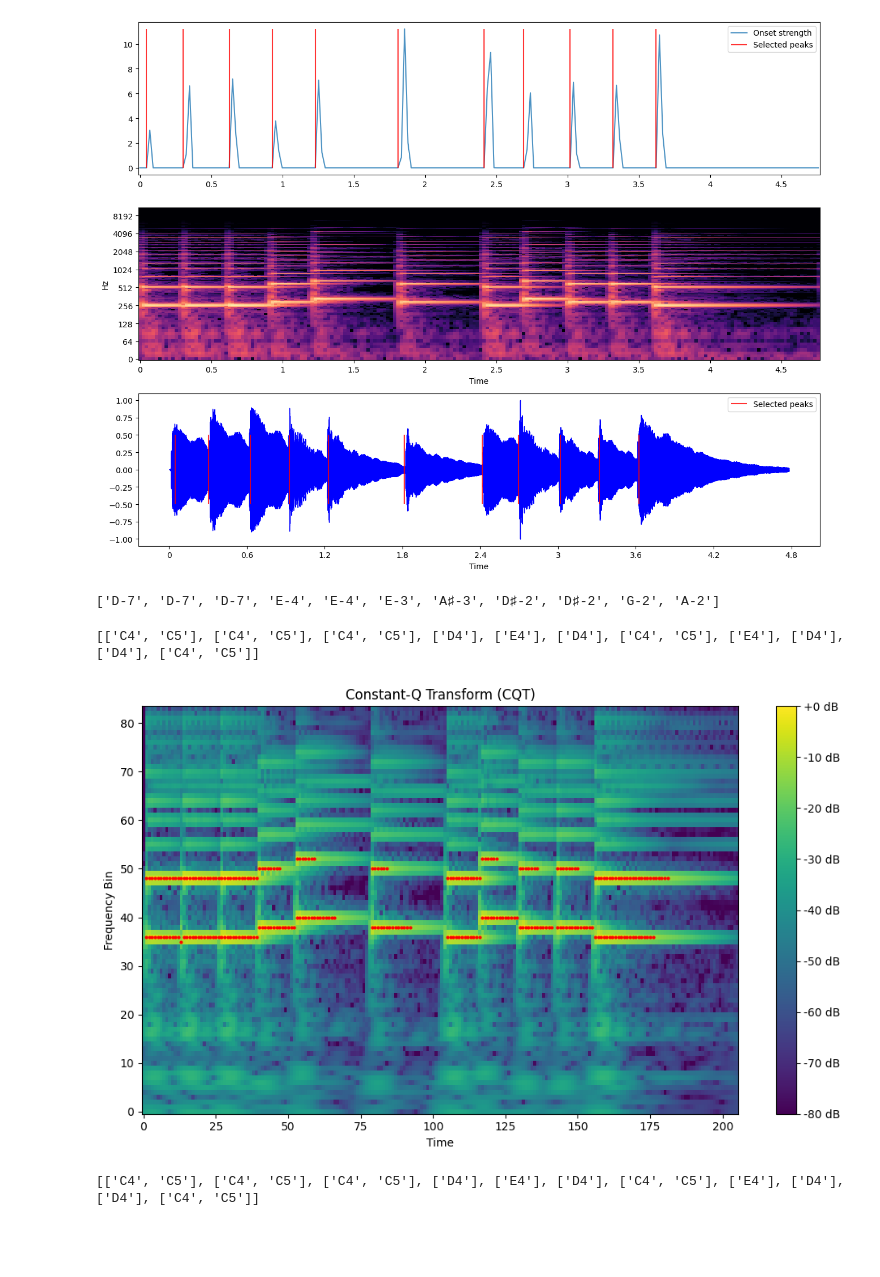
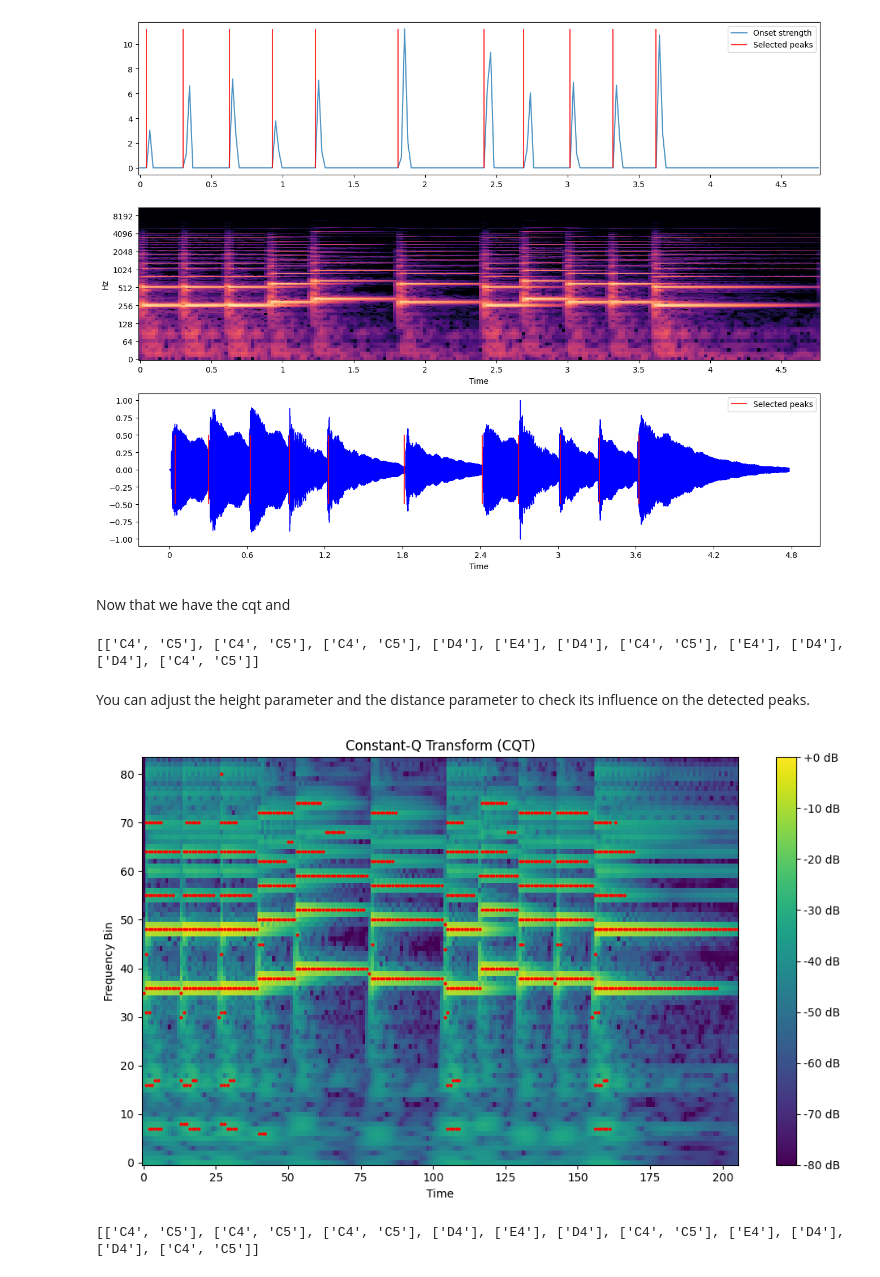
Before and after one commit to iDommel/scripts, a Jupyter notebook: transcription/transcribe.ipynb, the cells around one changed output. Cells and saved outputs as stored; diff of their text form; code cells hidden in the pictures; blank space fills up the shorter version.

```diff
--- a/transcription/transcribe.ipynb
+++ b/transcription/transcribe.ipynb
@@ -93,35 +120,8 @@ plt.axis('tight')
 plt.tight_layout()
 # %% [output]
 [figure]
-# %%
-detected_notes = []
-for onset_time in times[onsets]:
-    # Find the corresponding frame index for the onset time
-    onset_frame = librosa.time_to_frames(onset_time, sr=sr, hop_length=hop_length)
-
-    # Define a time window around the onset frame
-    window_size = 25  # Adjust this window size as needed
-    frame_window = np.arange(max(0, onset_frame - window_size), min(len(onset_envelope), onset_frame + window_size + 1))
-
-    # Extract the onset strength values within the window
-    onset_strength_window = onset_envelope[frame_window]
-
-    # Detect peaks within the window
-    peaks, _ = scipy.signal.find_peaks(onset_strength_window, height=0.1)
-
-    # Map detected peaks to note names
-    if len(peaks) > 0:
-        # Get the corresponding time for the detected peak
-        peak_time = librosa.frames_to_time(frame_window[peaks], sr=sr, hop_length=hop_length)[0]
-
-        # Convert the peak time to a musical note
-        chord = librosa.hz_to_note(peak_time)
-        detected_notes.append(chord)
-
-# detected_notes now contains the detected notes for each onset time
-print(detected_notes)
-# %% [output]
-['D-7', 'D-7', 'D-7', 'E-4', 'E-4', 'E-3', 'A♯-3', 'D♯-2', 'D♯-2', 'G-2', 'A-2']
+# %% [markdown]
+Now that we have the cqt and
 # %%
 # Compute the Constant-Q Transform
 C = np.abs(librosa.cqt(y, sr=sr))
@@ -151,26 +151,28 @@ for onset_time in librosa.frames_to_time(onsets, sr=sr, hop_length=hop_length):
 print(detected_notes)
 # %% [output]
 [['C4', 'C5'], ['C4', 'C5'], ['C4', 'C5'], ['D4'], ['E4'], ['D4'], ['C4', 'C5'], ['E4'], ['D4'], ['D4'], ['C4', 'C5']]
+# %% [markdown]
+You can adjust the height parameter and the distance parameter to check its influence on the detected peaks.
 # %%
 import matplotlib.pyplot as plt
 
 # Plot the spectrogram
 plt.figure(figsize=(10, 6))
 plt.imshow(librosa.amplitude_to_db(C, ref=np.max), aspect='auto', origin='lower', cmap='viridis')
 plt.colorbar(format='%+2.0f dB')
 plt.title('Constant-Q Transform (CQT)')
 plt.xlabel('Time')
 plt.ylabel('Frequency Bin')
 plt.tight_layout()
 
 # Plot peaks
 for i in range(C.shape[1]):
-    peaks, _ = scipy.signal.find_peaks(C[:, i], height=1.5, distance=5)
+    peaks, _ = scipy.signal.find_peaks(C[:, i], height=0.2, distance=5)
     plt.plot([i] * len(peaks), peaks, 'ro', markersize=2)
 
 plt.show()
 # %% [output]
-[figure, old version]
+[figure, new version]
 # %%
 import musicpy as mp
 print(detected_notes)
```
Also changed, not shown: parts of 7 cells of this notebook, 4 other files.
